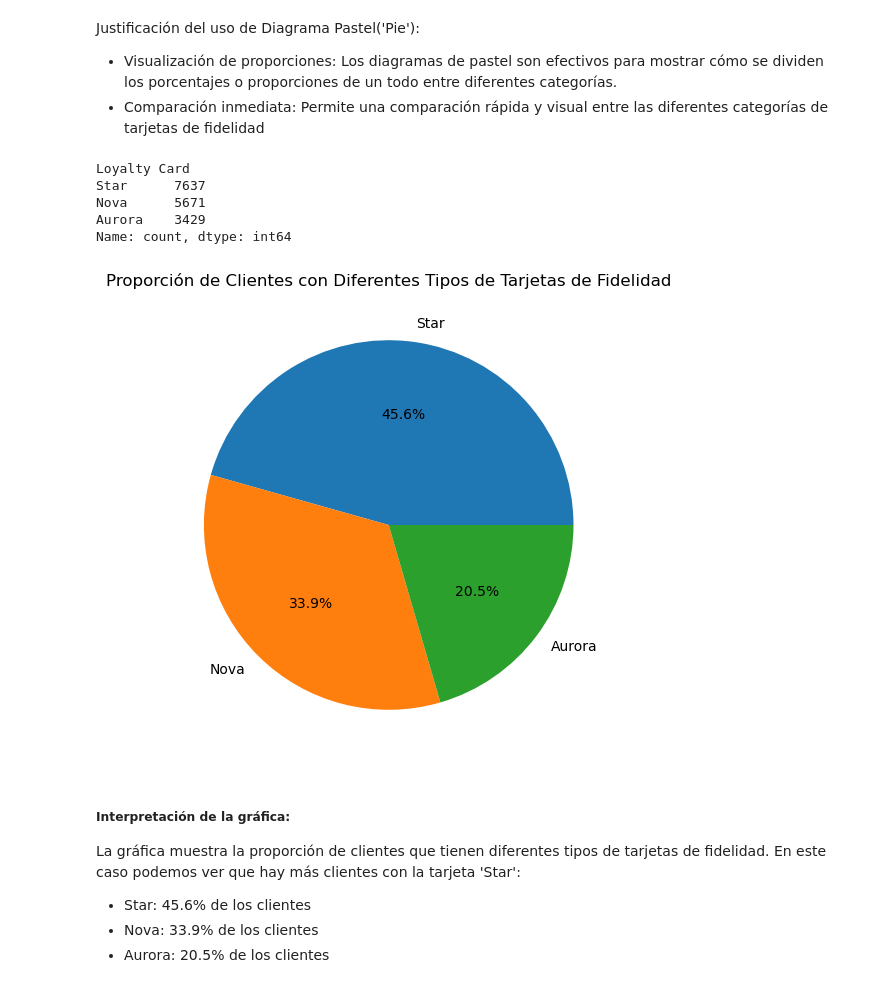
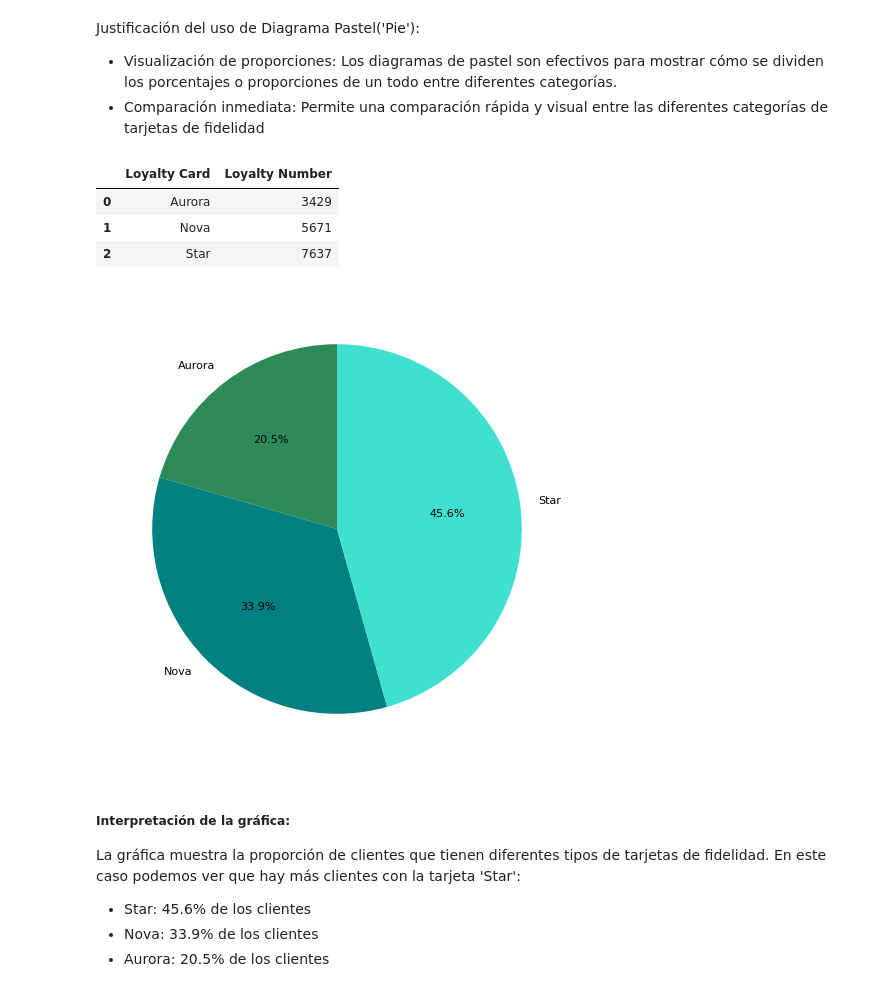
Before and after one commit to Patri-EGG/Visualizacion-en-Python-Pandas-AB-Testing--Promo-H-DA-modulo3-evaluacion-final-Patricia-Gonzalez, a Jupyter notebook: Analisis-de-Datos-de-Clientes-de-Aerolíneas-Patricia-Gonzalez.ipynb, the cells around one changed output. Cells and saved outputs as stored; diff of their text form; code cells hidden in the pictures.

Commit message:
Añado notas y markdowns a archivo: 'Analisis-de-Datos-de-Clientes-de-Aerolíneas-Patricia-Gonzalez.ipynb'

```diff
--- a/Analisis-de-Datos-de-Clientes-de-Aerolíneas-Patricia-Gonzalez.ipynb
+++ b/Analisis-de-Datos-de-Clientes-de-Aerolíneas-Patricia-Gonzalez.ipynb
@@ -321,23 +312,24 @@ La gráfica muestra el salario promedio por nivel educativo. Se observa un patr
 Justificación del uso de Diagrama Pastel('Pie'):
 - Visualización de proporciones: Los diagramas de pastel son efectivos para mostrar cómo se dividen los porcentajes o proporciones de un todo entre diferentes categorías.
 - Comparación inmediata: Permite una comparación rápida y visual entre las diferentes categorías de tarjetas de fidelidad
-# %%
-conteo_tajetas_fidelidad = df['Loyalty Card'].value_counts() # Hacemos un conteo del número de clientes que poseen cada tipo de tarjeta
-conteo_tajetas_fidelidad
-# %% [output]
-Loyalty Card
-Star      7637
-Nova      5671
-Aurora    3429
-Name: count, dtype: int64
-# %%
-plt.figure(figsize=(10, 6))
-conteo_tajetas_fidelidad.plot(kind='pie', autopct='%1.1f%%')
-plt.title('Proporción de Clientes con Diferentes Tipos de Tarjetas de Fidelidad')
-plt.ylabel('')
-plt.show()
-# %% [output]
-[figure, removed]
+# %%
+df_tajetas_fidelidad = df.groupby('Loyalty Card')["Loyalty Number"].count().reset_index()
+df_tajetas_fidelidad
+# %% [output]
+|  | Loyalty Card | Loyalty Number |
+| 0 | Aurora | 3429 |
+| 1 | Nova | 5671 |
+| 2 | Star | 7637 |
+# %%
+plt.figure(figsize=(10, 6))
+plt.pie("Loyalty Number", labels= "Loyalty Card",
+        data = df_tajetas_fidelidad,
+        colors = ["seagreen", "teal", "turquoise"] ,
+        autopct=  '%1.1f%%',
+        textprops={'fontsize': 8},
+        startangle=90);
+# %% [output]
+[figure, added]
 # %% [markdown]
 ##### Interpretación de la gráfica:
 La gráfica muestra la proporción de clientes que tienen diferentes tipos de tarjetas de fidelidad. En este caso podemos ver que hay más clientes con la tarjeta 'Star':
```
Also changed, not shown: parts of 17 cells of this notebook.
